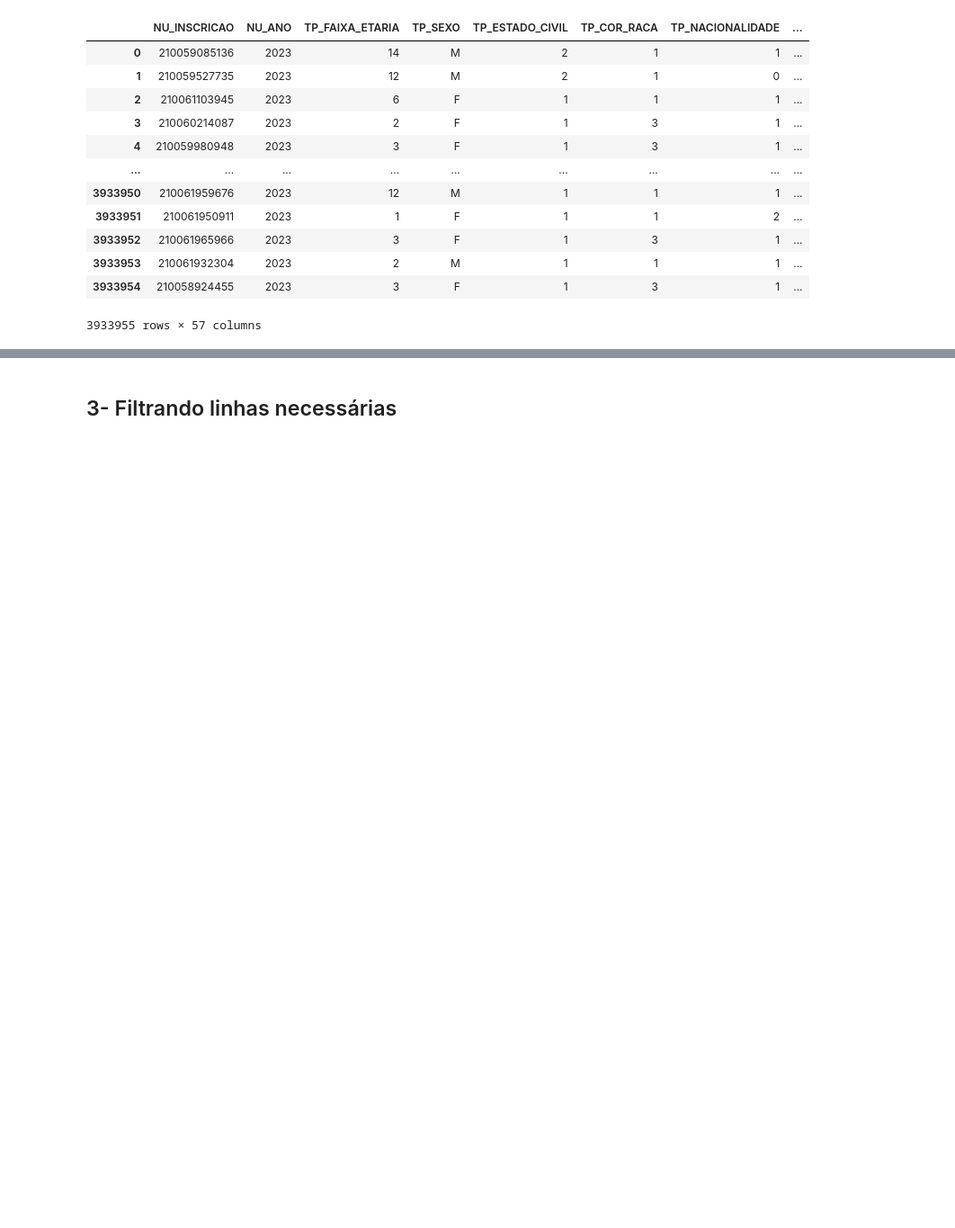
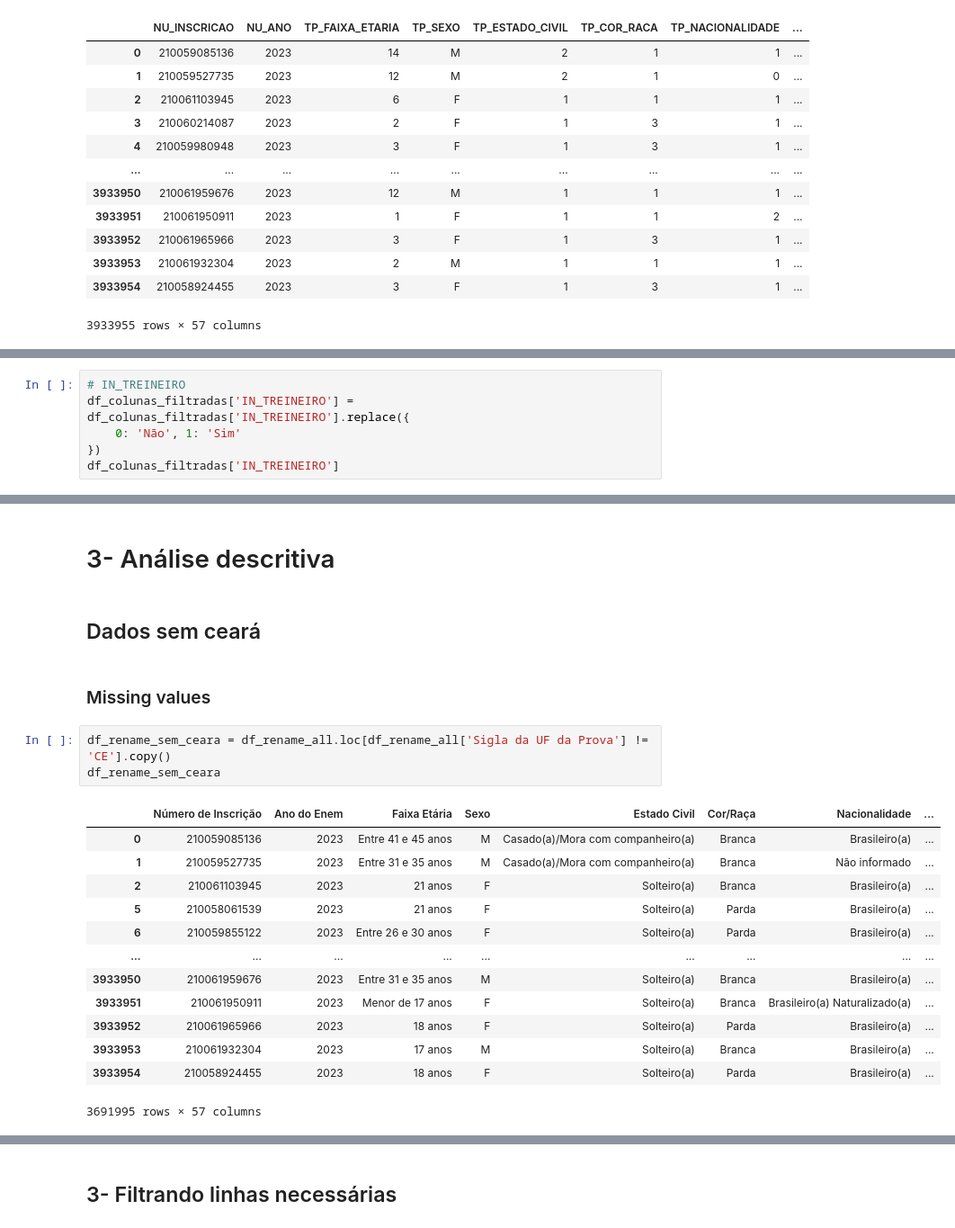
Before and after one commit to PV-cyber-lab/Enem_2023, a Jupyter notebook: limpeza.ipynb, the cells around one changed output, grey strips where cells are left out. Shown at 90% size. Saved outputs shown, nothing was run; the diff lists cells and outputs as text; blank space fills up the shorter version.

```diff
--- a/limpeza.ipynb
+++ b/limpeza.ipynb
@@ -70,0 +269,6 @@ df_colunas_filtradas
+# %%
+# IN_TREINEIRO
+df_colunas_filtradas['IN_TREINEIRO'] = df_colunas_filtradas['IN_TREINEIRO'].replace({
+    0: 'Não', 1: 'Sim'
+})
+df_colunas_filtradas['IN_TREINEIRO']
@@ -70,0 +494,23 @@ df_colunas_filtradas
+# %% [markdown]
+# 3- Análise descritiva
+# %% [markdown]
+## Dados sem ceará
+# %% [markdown]
+### Missing values
+# %%
+df_rename_sem_ceara = df_rename_all.loc[df_rename_all['Sigla da UF da Prova'] != 'CE'].copy()
+df_rename_sem_ceara
+# %% [output]
+|  | Número de Inscrição | Ano do Enem | Faixa Etária | Sexo | Estado Civil | Cor/Raça | Nacionalidade | ... |
+| 0 | 210059085136 | 2023 | Entre 41 e 45 anos | M | Casado(a)/Mora com companheiro(a) | Branca | Brasileiro(a) | ... |
+| 1 | 210059527735 | 2023 | Entre 31 e 35 anos | M | Casado(a)/Mora com companheiro(a) | Branca | Não informado | ... |
+| 2 | 210061103945 | 2023 | 21 anos | F | Solteiro(a) | Branca | Brasileiro(a) | ... |
+| 5 | 210058061539 | 2023 | 21 anos | F | Solteiro(a) | Parda | Brasileiro(a) | ... |
+| 6 | 210059855122 | 2023 | Entre 26 e 30 anos | F | Solteiro(a) | Parda | Brasileiro(a) | ... |
+| ... | ... | ... | ... | ... | ... | ... | ... | ... |
+| 3933950 | 210061959676 | 2023 | Entre 31 e 35 anos | M | Solteiro(a) | Branca | Brasileiro(a) | ... |
+| 3933951 | 210061950911 | 2023 | Menor de 17 anos | F | Solteiro(a) | Branca | Brasileiro(a) Naturalizado(a) | ... |
+| 3933952 | 210061965966 | 2023 | 18 anos | F | Solteiro(a) | Parda | Brasileiro(a) | ... |
+| 3933953 | 210061932304 | 2023 | 17 anos | M | Solteiro(a) | Branca | Brasileiro(a) | ... |
+| 3933954 | 210058924455 | 2023 | 18 anos | F | Solteiro(a) | Parda | Brasileiro(a) | ... |
+3691995 rows × 57 columns
```
Also changed, not shown: parts of 90 cells of this notebook, 2 other files.
